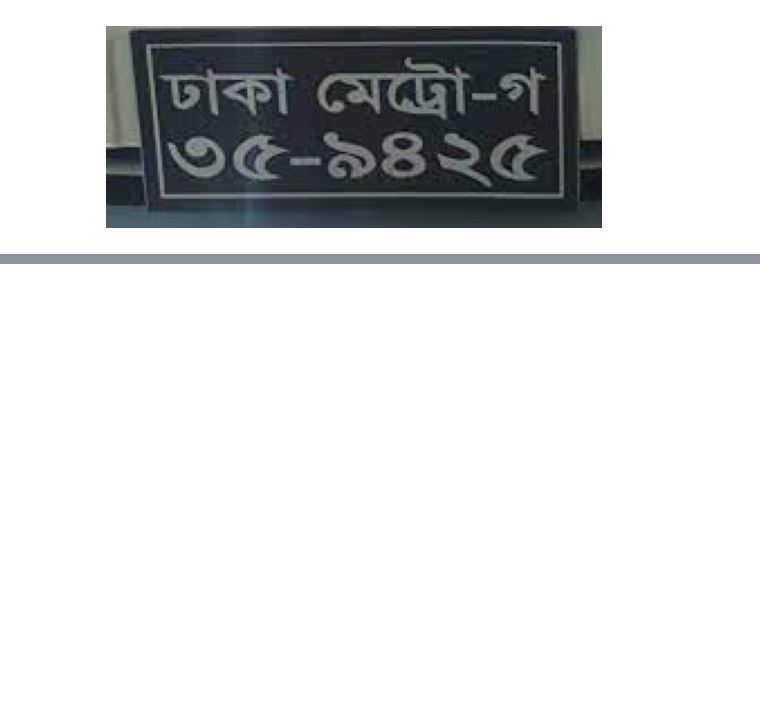
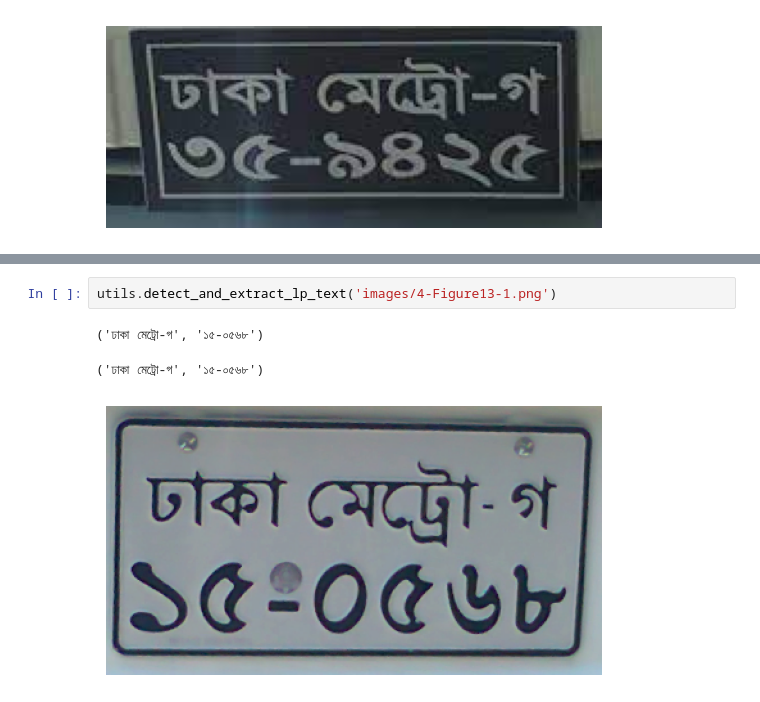
Before and after one commit to HasnainKabir-repos/License-Plate-Recognition, a Jupyter notebook: main.ipynb, the cells around one changed output, grey strips where cells are left out. Cells and saved outputs as stored; diff of their text form; blank space fills up the shorter version.

```diff
--- a/main.ipynb
+++ b/main.ipynb
@@ -49,0 +64,6 @@ utils.detect_and_extract_lp_text('images/images.jpg')
+# %%
+utils.detect_and_extract_lp_text('images/4-Figure13-1.png')
+# %% [output]
+('ঢাকা মেট্রো-গ', '১৫-০৫৬৮')
+('ঢাকা মেট্রো-গ', '১৫-০৫৬৮')
+[figure, added]
```
Also changed, not shown: parts of 9 cells of this notebook, 1 other file.
